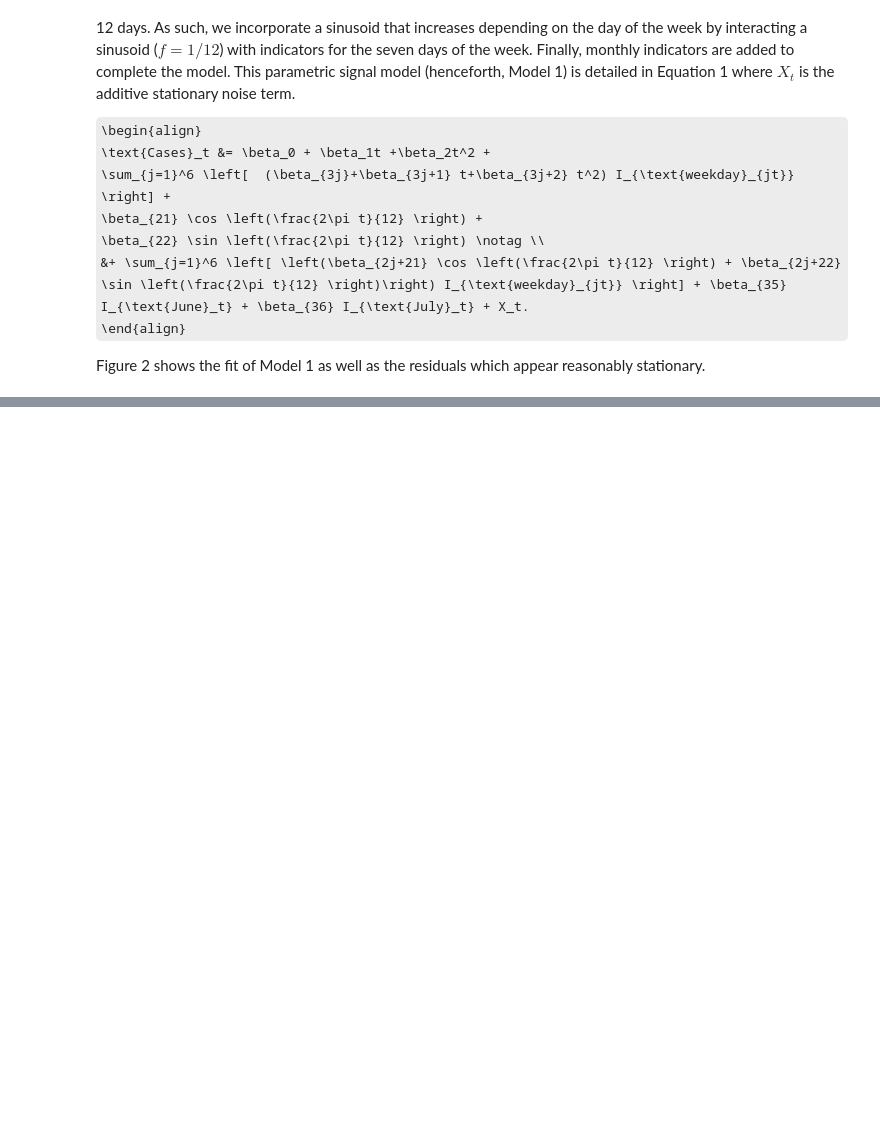
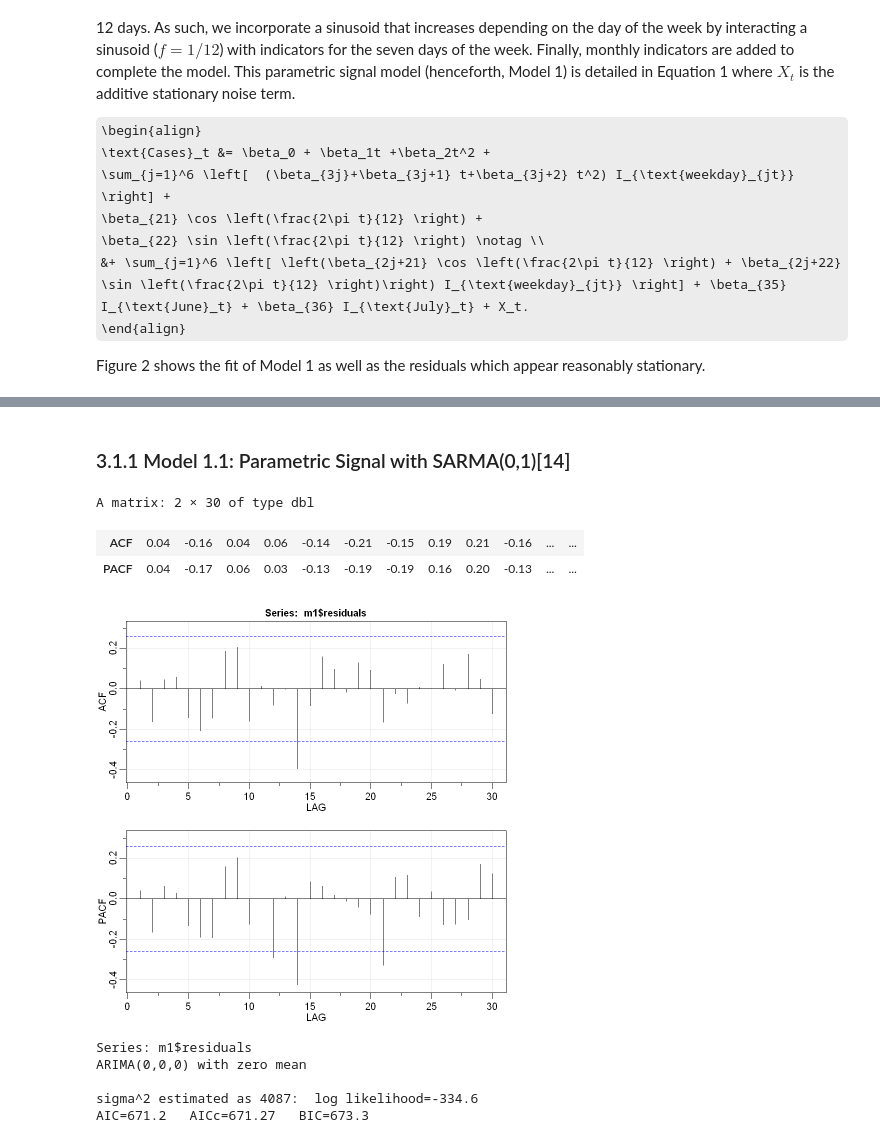
Before and after one commit to connoryen/Stat-153-Final, a Jupyter notebook: workbook.ipynb, the cells around one changed output, grey strips where cells are left out. Cells and saved outputs as stored; diff of their text form; code cells hidden in the pictures; some formulas as TeX source; blank space fills up the shorter version.

```diff
--- a/workbook.ipynb
+++ b/workbook.ipynb
@@ -74,0 +100,17 @@ Figure 2 shows the fit of Model 1 as well as the residuals which appear reasonab
+# %% [markdown]
+### 3.1.1   Model 1.1: Parametric Signal with SARMA(0,1)[14]
+# %%
+acf2(m1$residuals, max.lag = 30) #acf and pacf of m1 residuals
+# %% [output]
+A matrix: 2 × 30 of type dbl
+| ACF | 0.04 | -0.16 | 0.04 | 0.06 | -0.14 | -0.21 | -0.15 | 0.19 | 0.21 | -0.16 | ... | ... |
+| PACF | 0.04 | -0.17 | 0.06 | 0.03 | -0.13 | -0.19 | -0.19 | 0.16 | 0.20 | -0.13 | ... | ... |
+[figure, added]
+# %%
+auto.arima(m1$residuals)
+# %% [output]
+Series: m1$residuals
+ARIMA(0,0,0) with zero mean
+
+sigma^2 estimated as 4087:  log likelihood=-334.6
+AIC=671.2   AICc=671.27   BIC=673.3
```
Also changed, not shown: parts of 19 cells of this notebook, 1 other file.
